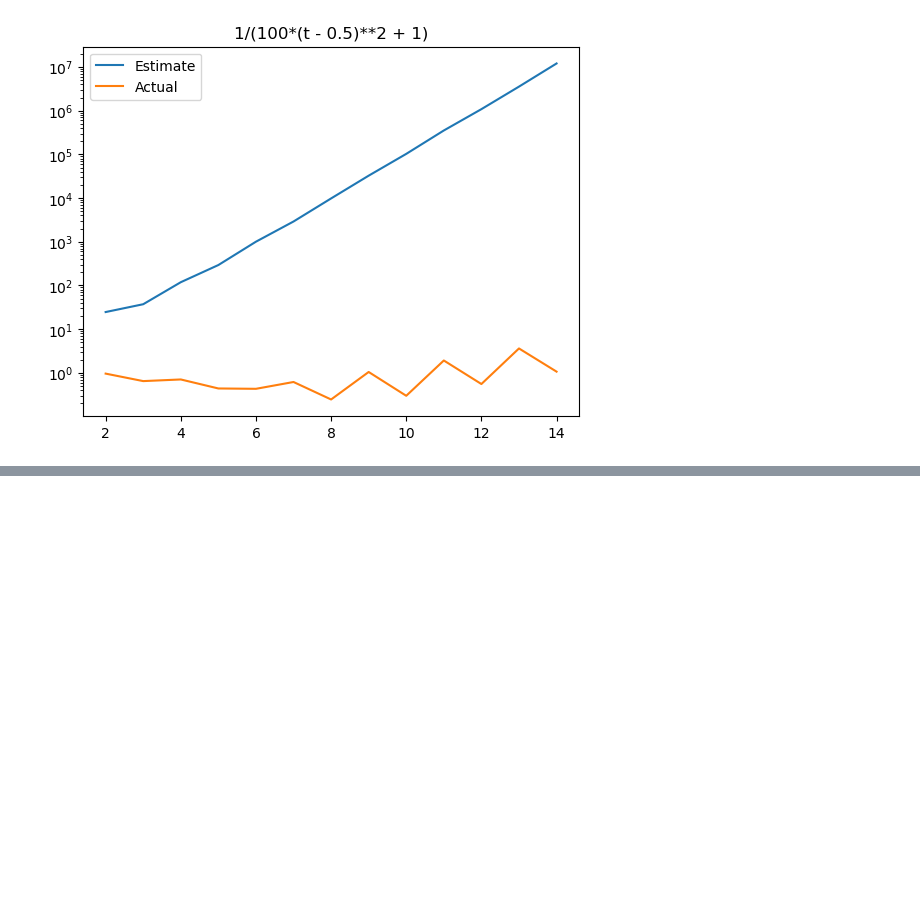
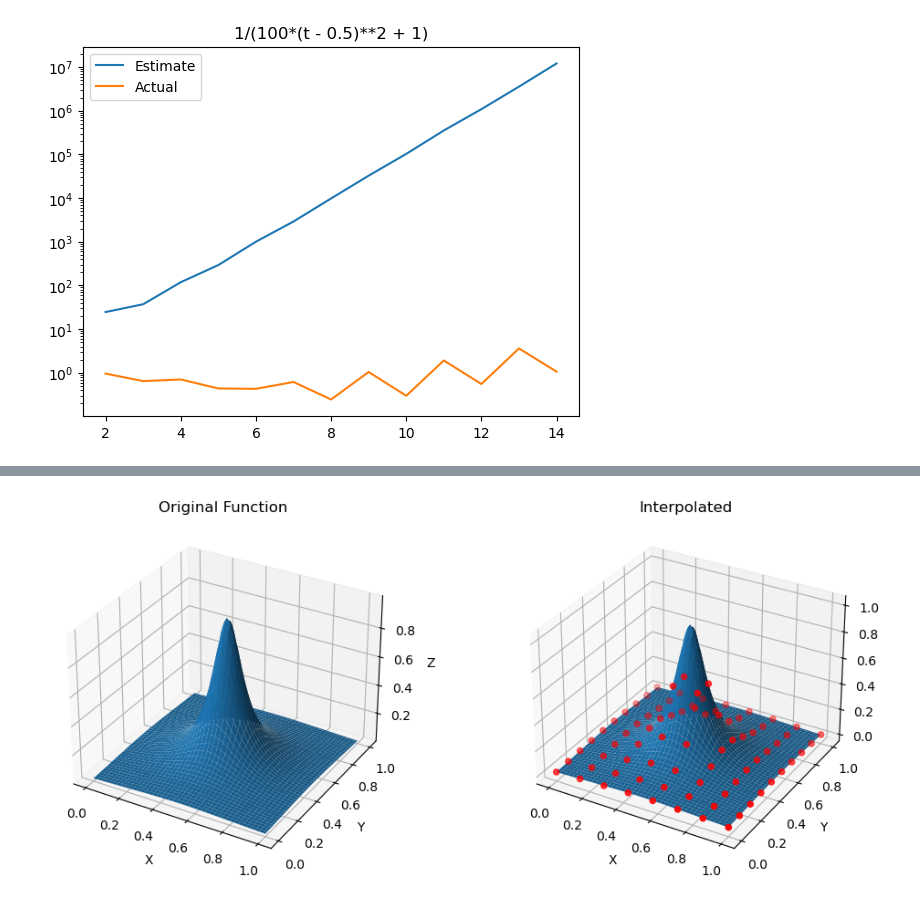
Before and after one commit to ananthkrishna96/Python-Allen-Cahn-FEM-Solver, a Jupyter notebook: Exercises.ipynb, the cells around one changed output, grey strips where cells are left out. Saved outputs shown, nothing was run; the diff lists cells and outputs as text; code cells hidden in the pictures; blank space fills up the shorter version.

```diff
--- a/Exercises.ipynb
+++ b/Exercises.ipynb
@@ -183,0 +300,27 @@ pl.show()
+# %%
+#PLOTS
+
+fig = pyplot.figure(figsize=(12, 5))
+ax1 = fig.add_subplot(121, projection='3d')
+ax1.plot_surface(X,Y,F)
+ax1.set_xlabel('X')
+ax1.set_ylabel('Y')
+ax1.set_zlabel('Z')
+ax1.set_title('Original Function')
+# ax1.view_init(elev=30)
+
+ax2 = fig.add_subplot(122, projection='3d')
+ax2.set_xlabel('X')
+ax2.set_ylabel('Y')
+ax2.set_zlabel('Z')
+ax2.set_title('Interpolated')
+
+# ax2.plot_surface(X,Y,p,alpha = 0.4)
+ax2.plot_surface(X,Y,F)
+ax2.scatter(Qx,Qy,g(Qx,Qy), c='r', marker='o')
+# ax2.view_init(elev=40)
+
+# pyplot.tight_layout()
+pyplot.show()
+# %% [output]
+[figure, added]
```
Also changed, not shown: parts of 15 cells of this notebook, 1 other file.
